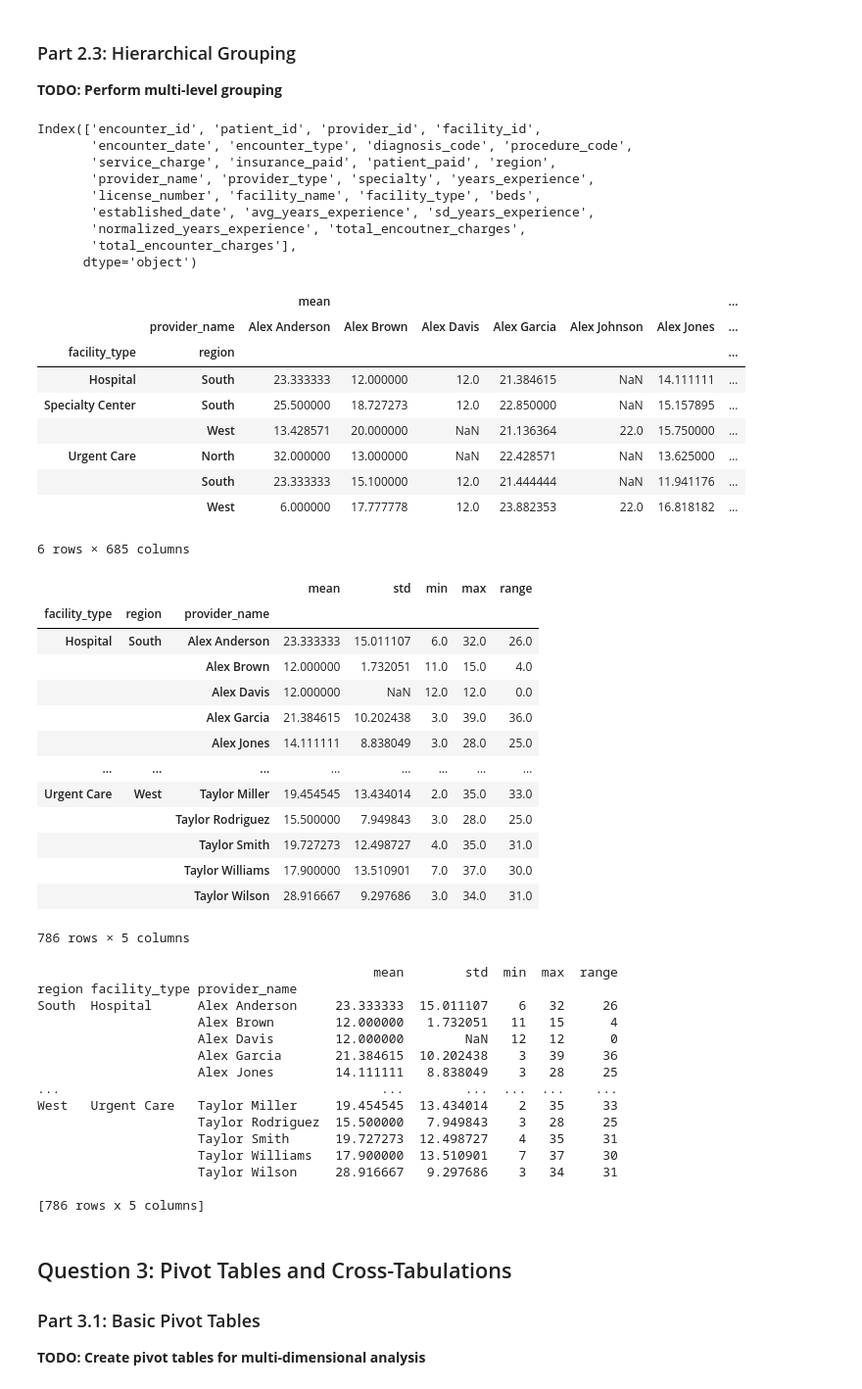
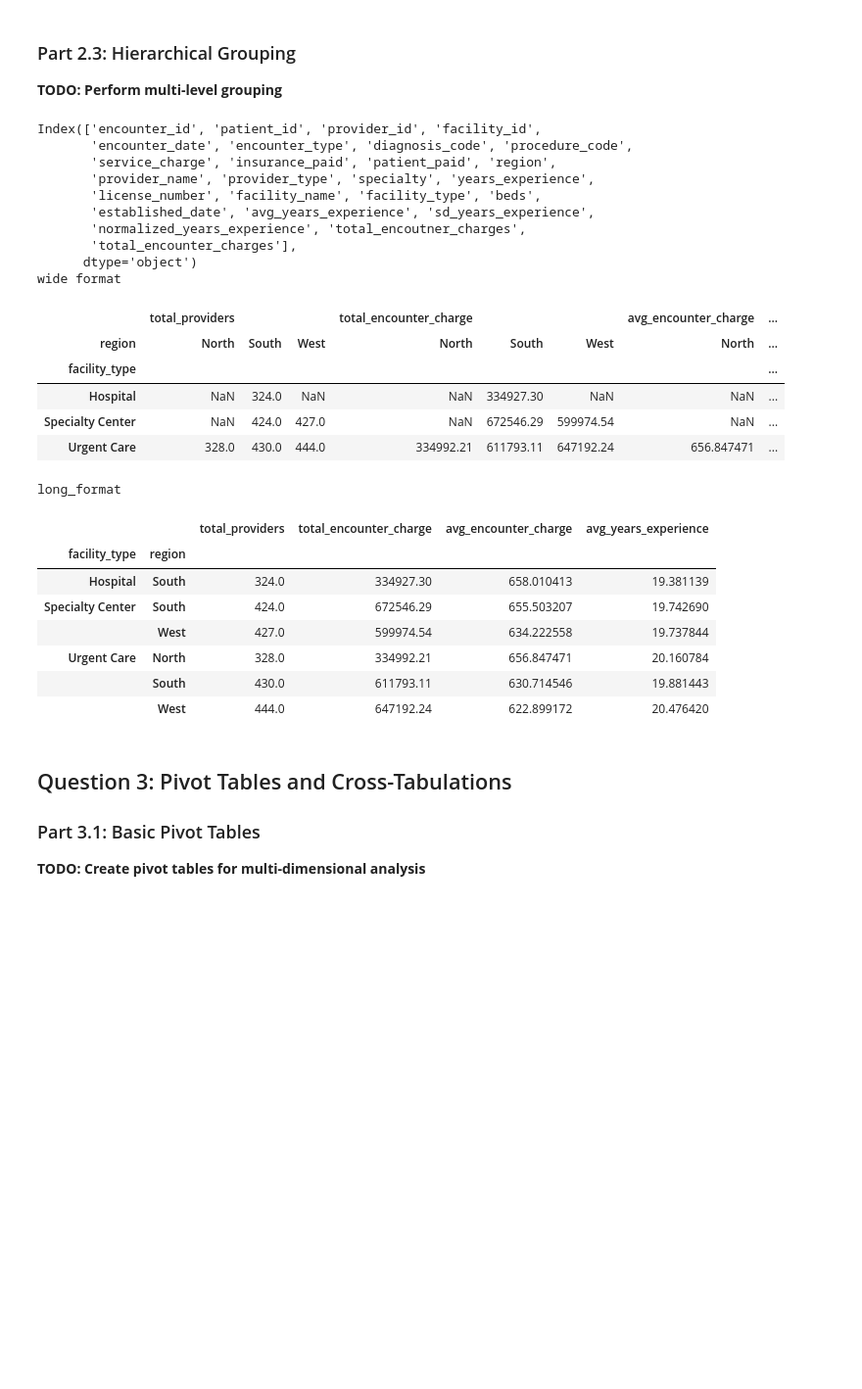
Before and after one commit to UCSF-DataSci/ds217-08-group-filter-and-flow-t25ara, a Jupyter notebook: assignment.ipynb, the cells around one changed output. Shown at 98% size. Drawn from its saved outputs; the diff is of its cells as text; code cells hidden in the pictures; blank space fills up the shorter version.

```diff
--- a/assignment.ipynb
+++ b/assignment.ipynb
@@ -314,69 +318,51 @@ with open('output/q2_performance_report.txt', 'w') as f:
 # %%
 # TODO: Group by facility type and region
 print(merged_df.columns)
 # TODO: Calculate statistics for each facility_type-region combination
-hierarchical_data = merged_df.groupby(['facility_type', 'region']).apply(provider_stats)
-
+hierarchical_data = merged_df.groupby(['facility_type', 'region']).agg(
+    total_providers = ('provider_id', 'nunique'),
+    total_encounter_charge = ('service_charge', 'sum'),
+    avg_encounter_charge = ('service_charge', 'mean'),
+    avg_years_experience = ('years_experience', 'mean'))
 # TODO: Use unstack to convert to wide format
 # TODO: Use stack to convert back to long format
 wide_format = hierarchical_data.unstack()
+print('wide format\n')
 display(wide_format)
 long_format = wide_format.stack()
+print('long_format\n')
 display(long_format)
-swapped = hierarchical_data.swaplevel(0, 1)
-print(swapped)
+#swapped = hierarchical_data.swaplevel(0, 1)
+#print(swapped)
 # TODO: Analyze the hierarchical structure
 # TODO: Save results as 'output/q2_hierarchical_analysis.csv'
-hierarchical_data.to_csv('output/q2_hierarchical_analysis.csv', index=False)
+hierarchical_data.to_csv('output/q2_hierarchical_analysis.csv')
 # %% [output]
 Index(['encounter_id', 'patient_id', 'provider_id', 'facility_id',
        'encounter_date', 'encounter_type', 'diagnosis_code', 'procedure_code',
        'service_charge', 'insurance_paid', 'patient_paid', 'region',
        'provider_name', 'provider_type', 'specialty', 'years_experience',
        'license_number', 'facility_name', 'facility_type', 'beds',
        'established_date', 'avg_years_experience', 'sd_years_experience',
        'normalized_years_experience', 'total_encoutner_charges',
        'total_encounter_charges'],
       dtype='object')
+wide format
-|  |  | mean |  |  |  |  |  | ... |
-|  | provider_name | Alex Anderson | Alex Brown | Alex Davis | Alex Garcia | Alex Johnson | Alex Jones | ... |
-| facility_type | region |  |  |  |  |  |  | ... |
-| Hospital | South | 23.333333 | 12.000000 | 12.0 | 21.384615 | NaN | 14.111111 | ... |
-| Specialty Center | South | 25.500000 | 18.727273 | 12.0 | 22.850000 | NaN | 15.157895 | ... |
-|  | West | 13.428571 | 20.000000 | NaN | 21.136364 | 22.0 | 15.750000 | ... |
-| Urgent Care | North | 32.000000 | 13.000000 | NaN | 22.428571 | NaN | 13.625000 | ... |
-|  | South | 23.333333 | 15.100000 | 12.0 | 21.444444 | NaN | 11.941176 | ... |
-|  | West | 6.000000 | 17.777778 | 12.0 | 23.882353 | 22.0 | 16.818182 | ... |
+|  | total_providers |  |  | total_encounter_charge |  |  | avg_encounter_charge | ... |
+| region | North | South | West | North | South | West | North | ... |
+| facility_type |  |  |  |  |  |  |  | ... |
+| Hospital | NaN | 324.0 | NaN | NaN | 334927.30 | NaN | NaN | ... |
+| Specialty Center | NaN | 424.0 | 427.0 | NaN | 672546.29 | 599974.54 | NaN | ... |
+| Urgent Care | 328.0 | 430.0 | 444.0 | 334992.21 | 611793.11 | 647192.24 | 656.847471 | ... |
-6 rows × 685 columns
+long_format
-|  |  |  | mean | std | min | max | range |
-| facility_type | region | provider_name |  |  |  |  |  |
-| Hospital | South | Alex Anderson | 23.333333 | 15.011107 | 6.0 | 32.0 | 26.0 |
-|  |  | Alex Brown | 12.000000 | 1.732051 | 11.0 | 15.0 | 4.0 |
-|  |  | Alex Davis | 12.000000 | NaN | 12.0 | 12.0 | 0.0 |
-|  |  | Alex Garcia | 21.384615 | 10.202438 | 3.0 | 39.0 | 36.0 |
-|  |  | Alex Jones | 14.111111 | 8.838049 | 3.0 | 28.0 | 25.0 |
-| ... | ... | ... | ... | ... | ... | ... | ... |
-| Urgent Care | West | Taylor Miller | 19.454545 | 13.434014 | 2.0 | 35.0 | 33.0 |
-|  |  | Taylor Rodriguez | 15.500000 | 7.949843 | 3.0 | 28.0 | 25.0 |
-|  |  | Taylor Smith | 19.727273 | 12.498727 | 4.0 | 35.0 | 31.0 |
-|  |  | Taylor Williams | 17.900000 | 13.510901 | 7.0 | 37.0 | 30.0 |
-|  |  | Taylor Wilson | 28.916667 | 9.297686 | 3.0 | 34.0 | 31.0 |
+|  |  | total_providers | total_encounter_charge | avg_encounter_charge | avg_years_experience |
+| facility_type | region |  |  |  |  |
+| Hospital | South | 324.0 | 334927.30 | 658.010413 | 19.381139 |
+| Specialty Center | South | 424.0 | 672546.29 | 655.503207 | 19.742690 |
+|  | West | 427.0 | 599974.54 | 634.222558 | 19.737844 |
+| Urgent Care | North | 328.0 | 334992.21 | 656.847471 | 20.160784 |
+|  | South | 430.0 | 611793.11 | 630.714546 | 19.881443 |
+|  | West | 444.0 | 647192.24 | 622.899172 | 20.476420 |
-786 rows × 5 columns
-                                            mean        std  min  max  range
-region facility_type provider_name
-South  Hospital      Alex Anderson     23.333333  15.011107    6   32     26
-                     Alex Brown        12.000000   1.732051   11   15      4
-                     Alex Davis        12.000000        NaN   12   12      0
-                     Alex Garcia       21.384615  10.202438    3   39     36
-                     Alex Jones        14.111111   8.838049    3   28     25
-...                                          ...        ...  ...  ...    ...
-West   Urgent Care   Taylor Miller     19.454545  13.434014    2   35     33
-                     Taylor Rodriguez  15.500000   7.949843    3   28     25
-                     Taylor Smith      19.727273  12.498727    4   35     31
-                     Taylor Williams   17.900000  13.510901    7   37     30
-                     Taylor Wilson     28.916667   9.297686    3   34     31
-
-[786 rows x 5 columns]
 # %% [markdown]
 ## Question 3: Pivot Tables and Cross-Tabulations
 
```
Also changed, not shown: parts of 2 cells of this notebook, 2 other files.
